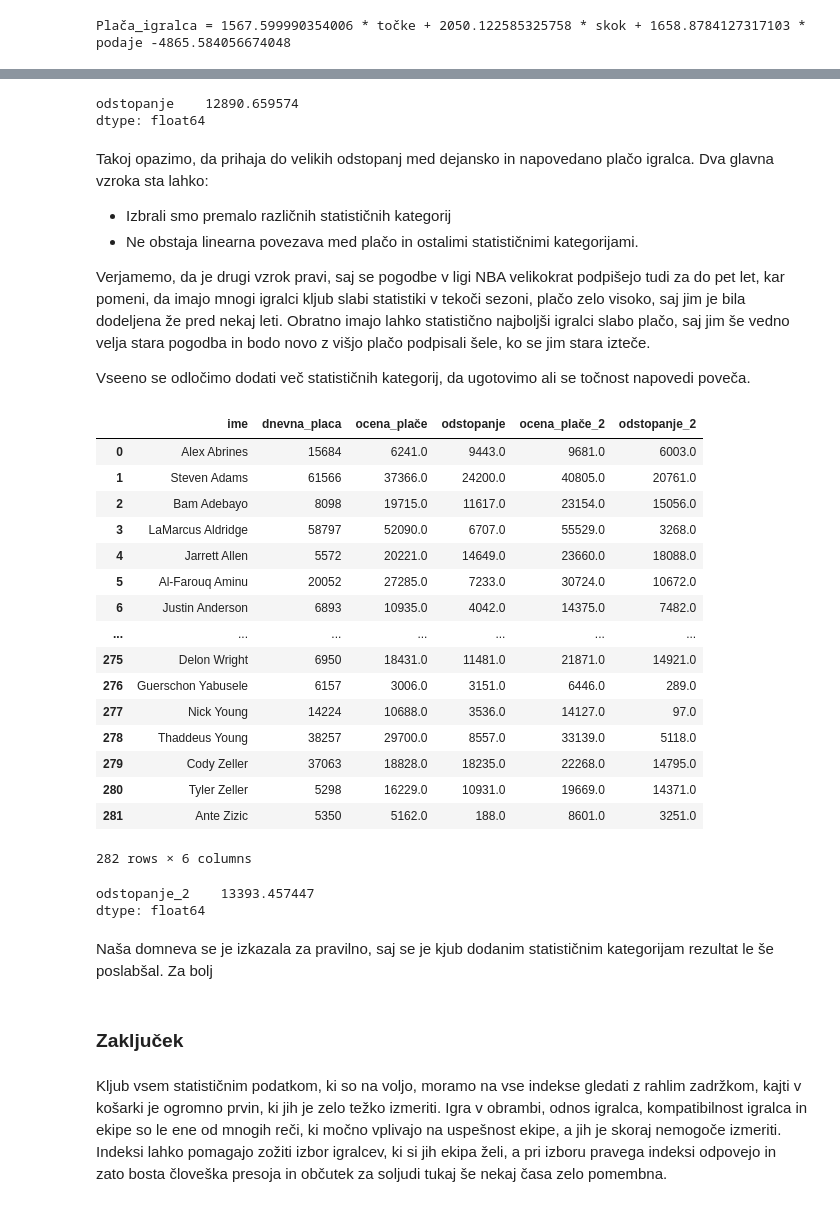
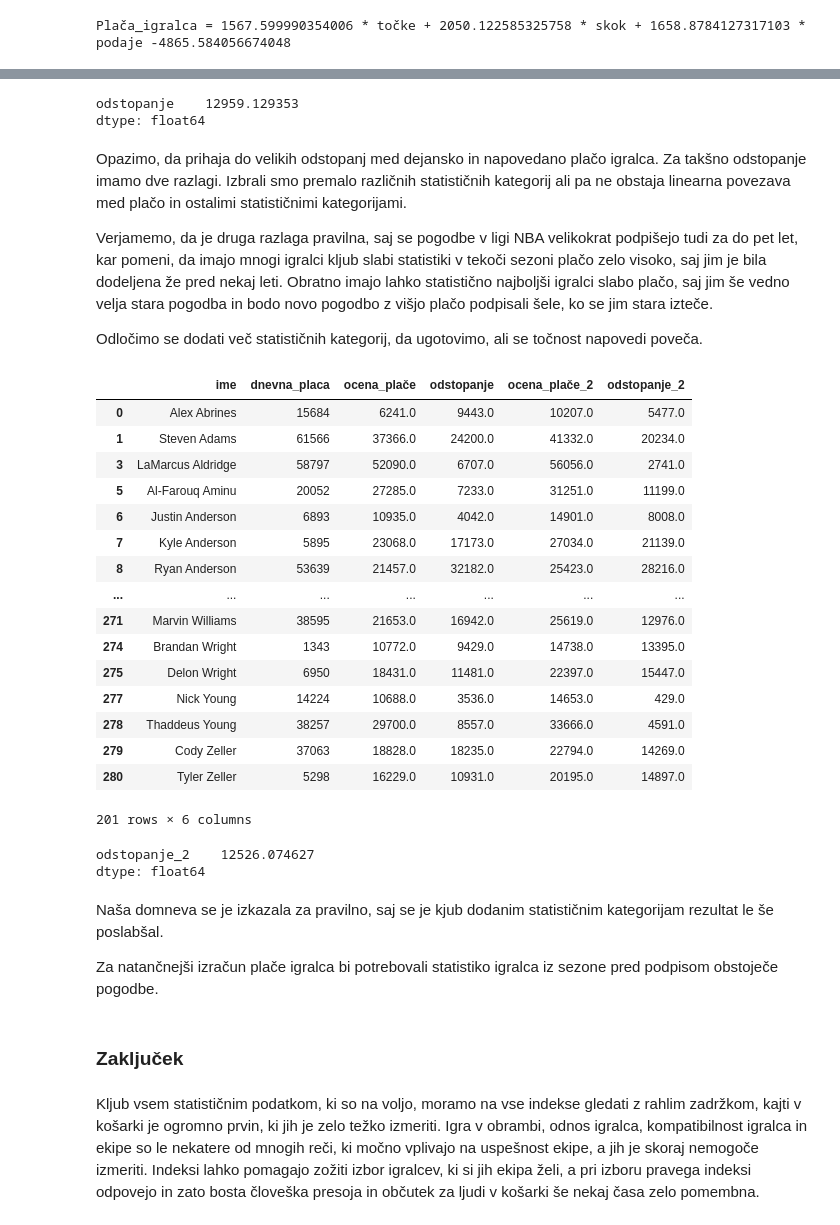
Before and after one commit to sili114/programiranje1_projektna, a Jupyter notebook: NBA_PROJEKTNA_NALOGA_PANDAS.ipynb, the cells around one changed output, grey strips where cells are left out. Saved outputs shown, nothing was run; the diff lists cells and outputs as text; code cells hidden in the pictures.

```diff
--- a/NBA_PROJEKTNA_NALOGA_PANDAS.ipynb
+++ b/NBA_PROJEKTNA_NALOGA_PANDAS.ipynb
@@ -333,4 +334,5 @@ Za izračun formule bomo uporabili statistični modul sklearn.
 # %%
+podatki_s_plačami = podatki_s_plačami[podatki_s_plačami.starost > 23]
 pravi = podatki_s_plačami[["ime", "tocke", "skok", "podaje", "dnevna_placa"]]
 
 from sklearn import linear_model
@@ -396,18 +398,15 @@ podatki_s_plačami[["ime","dnevna_placa", "ocena_plače", "odstopanje"]]
 # %%
 podatki_s_plačami[["odstopanje"]].mean()
 # %% [output]
-odstopanje    12890.659574
+odstopanje    12959.129353
 dtype: float64
 # %% [markdown]
-Takoj opazimo, da prihaja do velikih odstopanj med dejansko in napovedano plačo igralca.
-Dva glavna vzroka sta lahko:
+Opazimo, da prihaja do velikih odstopanj med dejansko in napovedano plačo igralca.
+Za takšno odstopanje imamo dve razlagi. Izbrali smo premalo različnih statističnih kategorij ali pa ne obstaja linearna povezava med plačo in ostalimi statističnimi kategorijami.
 
-* Izbrali smo premalo različnih statističnih kategorij
-* Ne obstaja linearna povezava med plačo in ostalimi statističnimi kategorijami.
+Verjamemo, da je druga razlaga pravilna, saj se pogodbe v ligi NBA velikokrat podpišejo tudi za do pet let, kar pomeni, da imajo mnogi igralci kljub slabi statistiki v tekoči sezoni plačo zelo visoko, saj jim je bila dodeljena že pred nekaj leti. Obratno imajo lahko statistično najboljši igralci slabo plačo, saj jim še vedno velja stara pogodba in bodo novo pogodbo z višjo plačo podpisali šele, ko se jim stara izteče.
 
-Verjamemo, da je drugi vzrok pravi, saj se pogodbe v ligi NBA velikokrat podpišejo tudi za do pet let, kar pomeni, da imajo mnogi igralci kljub slabi statistiki v tekoči sezoni, plačo zelo visoko, saj jim je bila dodeljena že pred nekaj leti. Obratno imajo lahko statistično najboljši igralci slabo plačo, saj jim še vedno velja stara pogodba in bodo novo z višjo plačo podpisali šele, ko se jim stara izteče.
-
-Vseeno se odločimo dodati več statističnih kategorij, da ugotovimo ali se točnost napovedi poveča.
+Odločimo se dodati več statističnih kategorij, da ugotovimo, ali se točnost napovedi poveča.
 # %%
 X = podatki_s_plačami[["tocke", "skok", "podaje", "osebne_napake", "izgubljene_zoge", "procent_metov", "ukradene_zoge", "blokade"]]
 Y = podatki_s_plačami['dnevna_placa']
@@ -417,39 +416,40 @@ regr.fit(X, Y)
 
 prosti_clen = regr.intercept_
 
-def ocena_place(igr):
+def ocena_place2(igr):
     igr["ocena_plače_2"] = (koef_tocke * igr.tocke + koef_skok * igr.skok + koef_podaje * igr.podaje + prosti_clen).round()
     igr["odstopanje_2"] = abs(igr.ocena_plače_2 - igr.dnevna_placa)
 # %%
-ocena_place(podatki_s_plačami)
+ocena_place2(podatki_s_plačami)
 podatki_s_plačami[["ime","dnevna_placa", "ocena_plače", "odstopanje", "ocena_plače_2", "odstopanje_2"]]
 # %% [output]
 |  | ime | dnevna_placa | ocena_plače | odstopanje | ocena_plače_2 | odstopanje_2 |
-| 0 | Alex Abrines | 15684 | 6241.0 | 9443.0 | 9681.0 | 6003.0 |
-| 1 | Steven Adams | 61566 | 37366.0 | 24200.0 | 40805.0 | 20761.0 |
-| 2 | Bam Adebayo | 8098 | 19715.0 | 11617.0 | 23154.0 | 15056.0 |
-| 3 | LaMarcus Aldridge | 58797 | 52090.0 | 6707.0 | 55529.0 | 3268.0 |
-| 4 | Jarrett Allen | 5572 | 20221.0 | 14649.0 | 23660.0 | 18088.0 |
-| 5 | Al-Farouq Aminu | 20052 | 27285.0 | 7233.0 | 30724.0 | 10672.0 |
-| 6 | Justin Anderson | 6893 | 10935.0 | 4042.0 | 14375.0 | 7482.0 |
+| 0 | Alex Abrines | 15684 | 6241.0 | 9443.0 | 10207.0 | 5477.0 |
+| 1 | Steven Adams | 61566 | 37366.0 | 24200.0 | 41332.0 | 20234.0 |
+| 3 | LaMarcus Aldridge | 58797 | 52090.0 | 6707.0 | 56056.0 | 2741.0 |
+| 5 | Al-Farouq Aminu | 20052 | 27285.0 | 7233.0 | 31251.0 | 11199.0 |
+| 6 | Justin Anderson | 6893 | 10935.0 | 4042.0 | 14901.0 | 8008.0 |
+| 7 | Kyle Anderson | 5895 | 23068.0 | 17173.0 | 27034.0 | 21139.0 |
+| 8 | Ryan Anderson | 53639 | 21457.0 | 32182.0 | 25423.0 | 28216.0 |
 | ... | ... | ... | ... | ... | ... | ... |
-| 275 | Delon Wright | 6950 | 18431.0 | 11481.0 | 21871.0 | 14921.0 |
-| 276 | Guerschon Yabusele | 6157 | 3006.0 | 3151.0 | 6446.0 | 289.0 |
-| 277 | Nick Young | 14224 | 10688.0 | 3536.0 | 14127.0 | 97.0 |
-| 278 | Thaddeus Young | 38257 | 29700.0 | 8557.0 | 33139.0 | 5118.0 |
-| 279 | Cody Zeller | 37063 | 18828.0 | 18235.0 | 22268.0 | 14795.0 |
-| 280 | Tyler Zeller | 5298 | 16229.0 | 10931.0 | 19669.0 | 14371.0 |
-| 281 | Ante Zizic | 5350 | 5162.0 | 188.0 | 8601.0 | 3251.0 |
+| 271 | Marvin Williams | 38595 | 21653.0 | 16942.0 | 25619.0 | 12976.0 |
+| 274 | Brandan Wright | 1343 | 10772.0 | 9429.0 | 14738.0 | 13395.0 |
+| 275 | Delon Wright | 6950 | 18431.0 | 11481.0 | 22397.0 | 15447.0 |
+| 277 | Nick Young | 14224 | 10688.0 | 3536.0 | 14653.0 | 429.0 |
+| 278 | Thaddeus Young | 38257 | 29700.0 | 8557.0 | 33666.0 | 4591.0 |
+| 279 | Cody Zeller | 37063 | 18828.0 | 18235.0 | 22794.0 | 14269.0 |
+| 280 | Tyler Zeller | 5298 | 16229.0 | 10931.0 | 20195.0 | 14897.0 |
-282 rows × 6 columns
+201 rows × 6 columns
 # %%
 podatki_s_plačami[["odstopanje_2"]].mean()
 # %% [output]
-odstopanje_2    13393.457447
+odstopanje_2    12526.074627
 dtype: float64
 # %% [markdown]
 Naša domneva se je izkazala za pravilno, saj se je kjub dodanim statističnim kategorijam rezultat le še poslabšal.
-Za bolj
+
+Za natančnejši izračun plače igralca bi potrebovali statistiko igralca iz sezone pred podpisom obstoječe pogodbe.
 # %% [markdown]
 ### Zaključek
 # %% [markdown]
-Kljub vsem statističnim podatkom, ki so na voljo, moramo na vse indekse gledati z rahlim zadržkom, kajti v košarki je ogromno prvin, ki jih je zelo težko izmeriti. Igra v obrambi, odnos igralca, kompatibilnost igralca in ekipe so le ene od mnogih reči, ki močno vplivajo na uspešnost ekipe, a jih je skoraj nemogoče izmeriti. Indeksi lahko pomagajo zožiti izbor igralcev, ki si jih ekipa želi, a pri izboru pravega indeksi odpovejo in zato bosta človeška presoja in občutek za soljudi tukaj še nekaj časa zelo pomembna.
+Kljub vsem statističnim podatkom, ki so na voljo, moramo na vse indekse gledati z rahlim zadržkom, kajti v košarki je ogromno prvin, ki jih je zelo težko izmeriti. Igra v obrambi, odnos igralca, kompatibilnost igralca in ekipe so le nekatere od mnogih reči, ki močno vplivajo na uspešnost ekipe, a jih je skoraj nemogoče izmeriti. Indeksi lahko pomagajo zožiti izbor igralcev, ki si jih ekipa želi, a pri izboru pravega indeksi odpovejo in zato bosta človeška presoja in občutek za ljudi v košarki še nekaj časa zelo pomembna.
```
Also changed, not shown: parts of 6 cells of this notebook.
